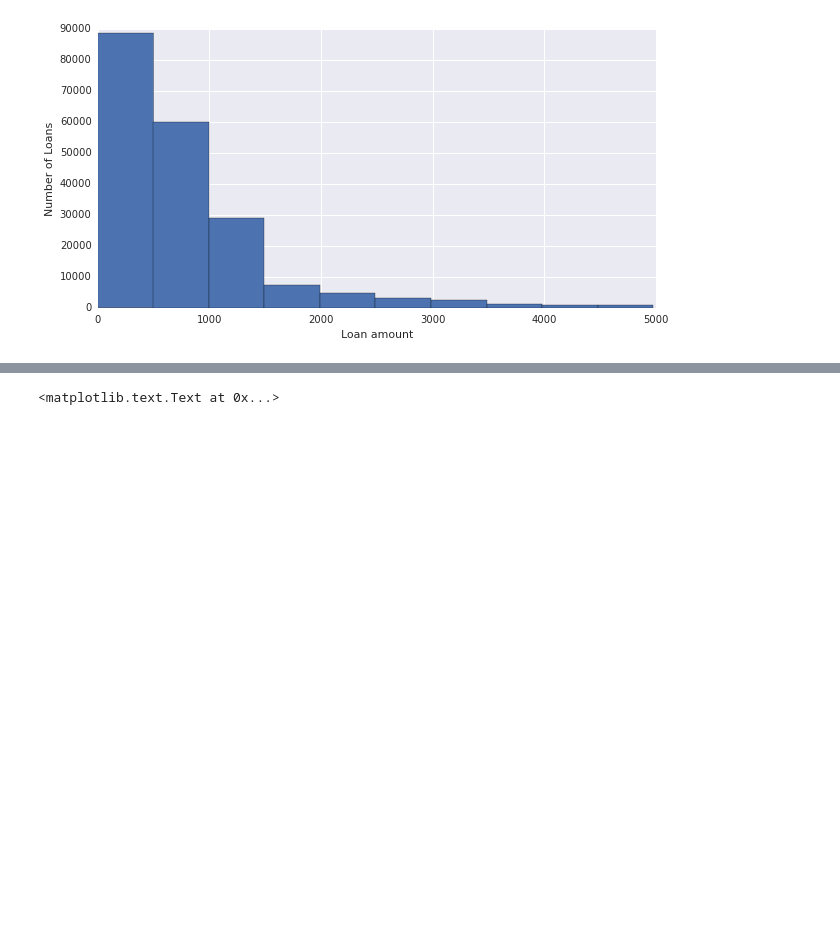
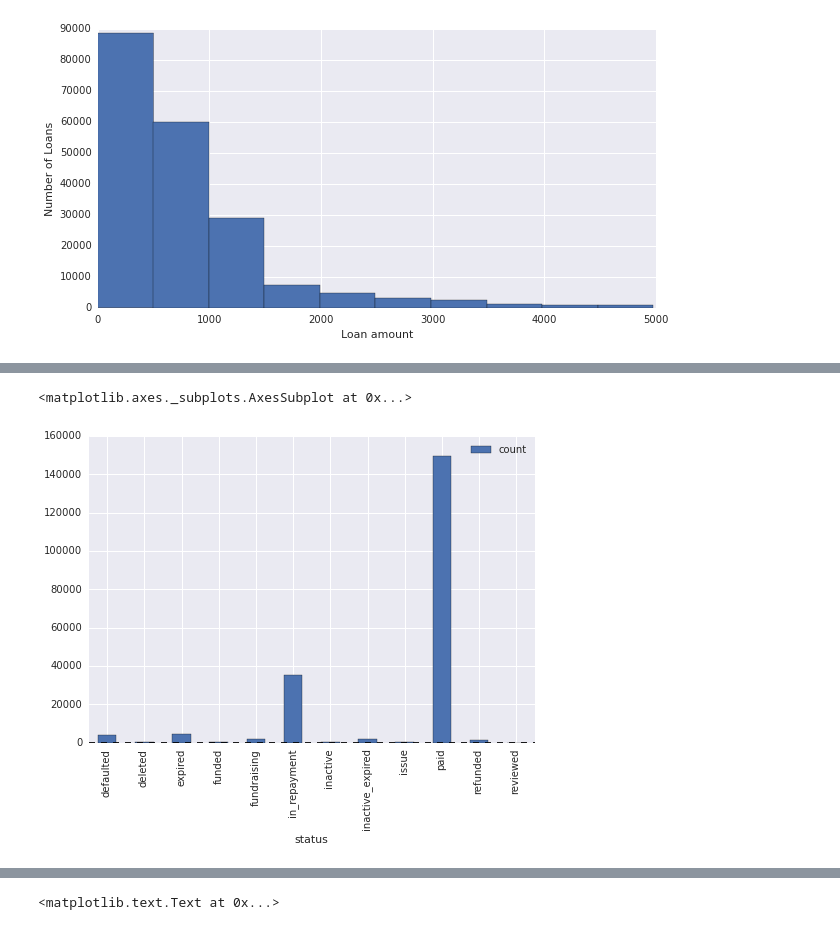
Before and after one commit to hslee16/GA_project, a Jupyter notebook: ga_project.ipynb, the cells around one changed output, grey strips where cells are left out. Saved outputs shown, nothing was run; the diff lists cells and outputs as text; code cells hidden in the pictures; blank space fills up the shorter version.

```diff
--- a/ga_project.ipynb
+++ b/ga_project.ipynb
@@ -128,0 +136,5 @@ plt.xlabel('Loan amount')
+# %%
+status_counts.plot(kind='bar')
+# %% [output]
+<matplotlib.axes._subplots.AxesSubplot at 0x...>
+[figure, added]
```
Also changed, not shown: parts of 15 cells of this notebook.
